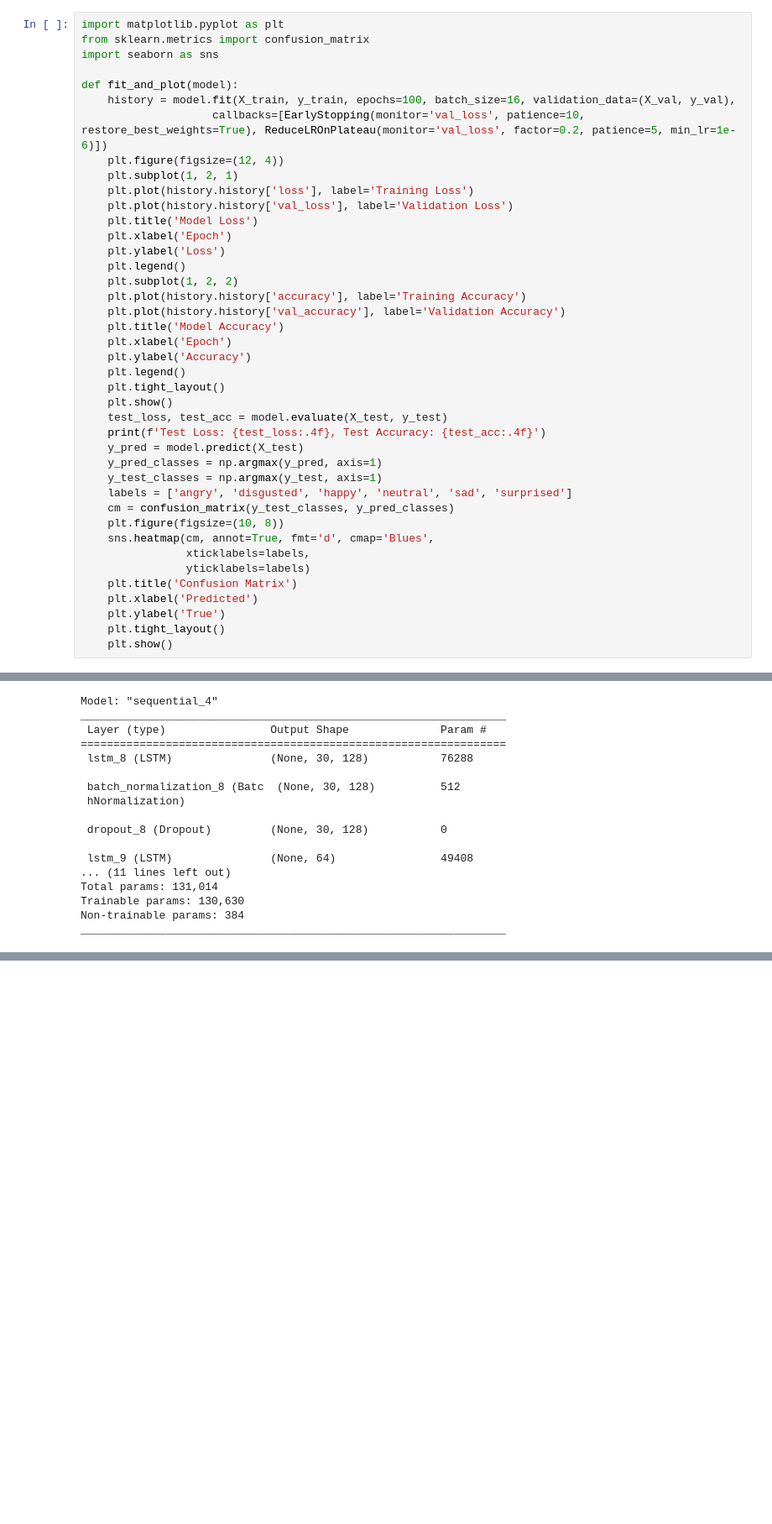
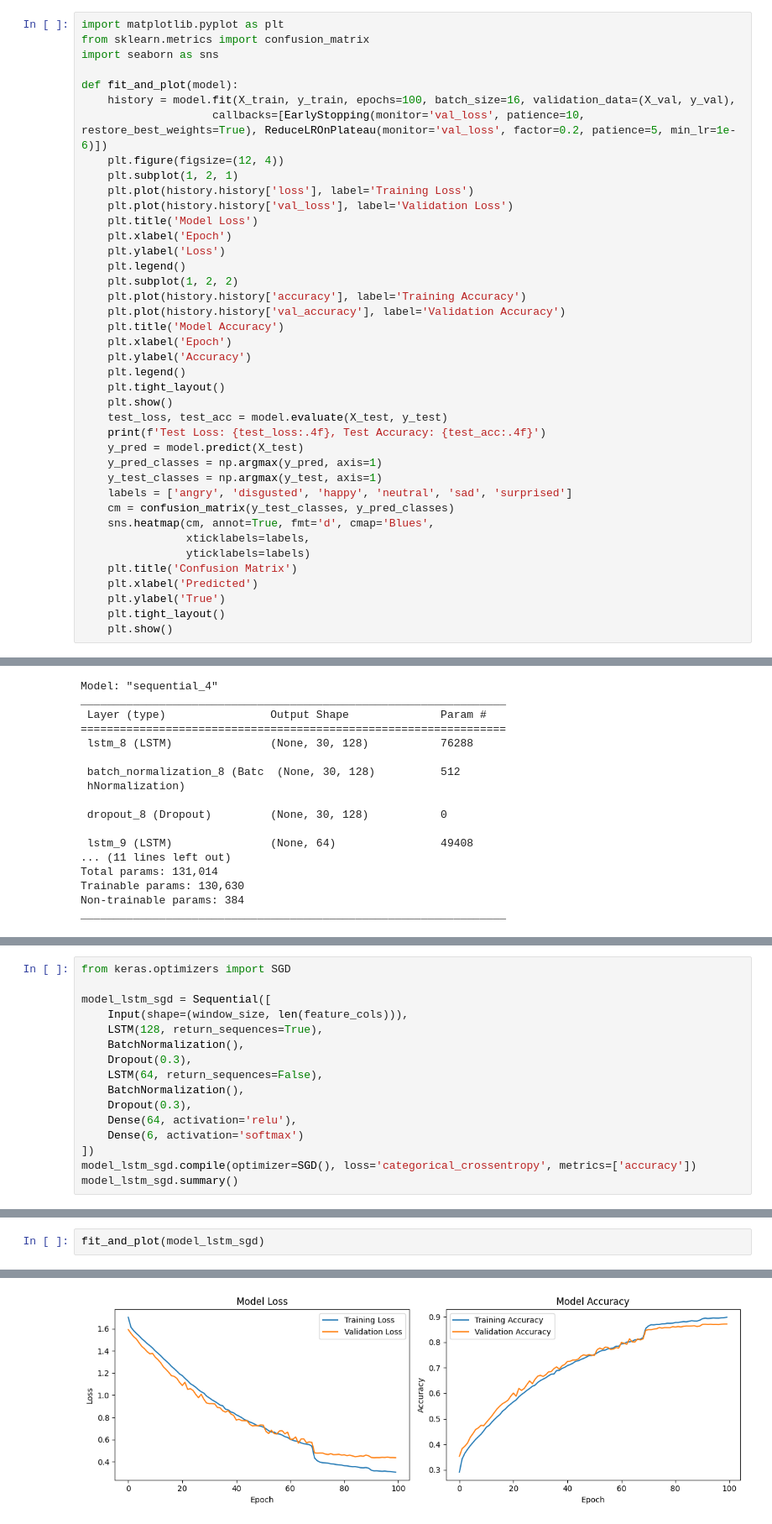
Before and after one commit to MekhyW/Facial-Emotion-Classification-2, a Jupyter notebook: notebooks/model.ipynb, the cells around one changed output, grey strips where cells are left out. Shown at 84% size. Cells and saved outputs as stored; diff of their text form; blank space fills up the shorter version.

```diff
--- a/notebooks/model.ipynb
+++ b/notebooks/model.ipynb
@@ -89,7 +89,6 @@ def fit_and_plot(model):
     y_test_classes = np.argmax(y_test, axis=1)
     labels = ['angry', 'disgusted', 'happy', 'neutral', 'sad', 'surprised']
     cm = confusion_matrix(y_test_classes, y_pred_classes)
-    plt.figure(figsize=(10, 8))
     sns.heatmap(cm, annot=True, fmt='d', cmap='Blues',
                 xticklabels=labels,
                 yticklabels=labels)
@@ -262,0 +283,16 @@ Epoch 4/100
+# %%
+from keras.optimizers import SGD
+
+model_lstm_sgd = Sequential([
+    Input(shape=(window_size, len(feature_cols))),
+    LSTM(128, return_sequences=True),
+    BatchNormalization(),
+    Dropout(0.3),
+    LSTM(64, return_sequences=False),
+    BatchNormalization(),
+    Dropout(0.3),
+    Dense(64, activation='relu'),
+    Dense(6, activation='softmax')
+])
+model_lstm_sgd.compile(optimizer=SGD(), loss='categorical_crossentropy', metrics=['accuracy'])
+model_lstm_sgd.summary()
@@ -262,0 +317,3 @@ Epoch 4/100
+# %%
+fit_and_plot(model_lstm_sgd)
+# %% [output]
@@ -262,0 +337 @@ Epoch 4/100
+[figure, added]
```
Also changed, not shown: parts of 23 cells of this notebook, 2 other files.
